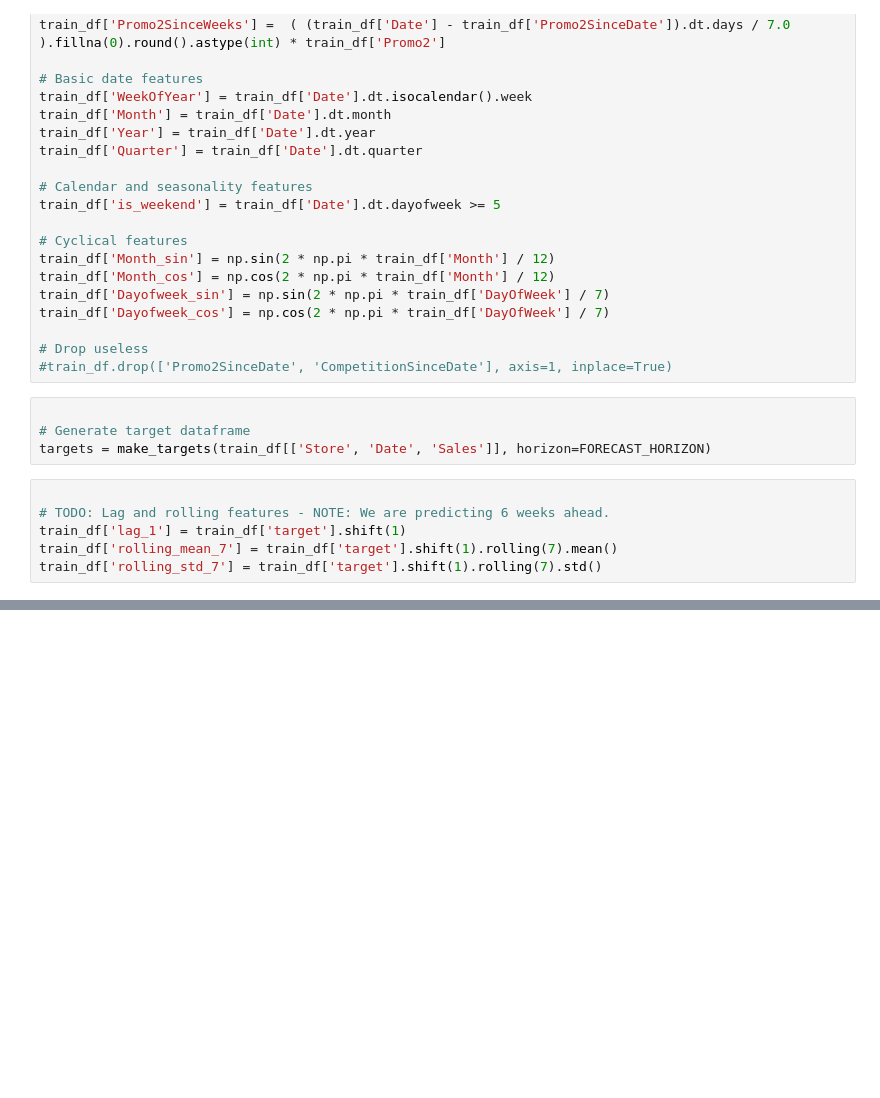
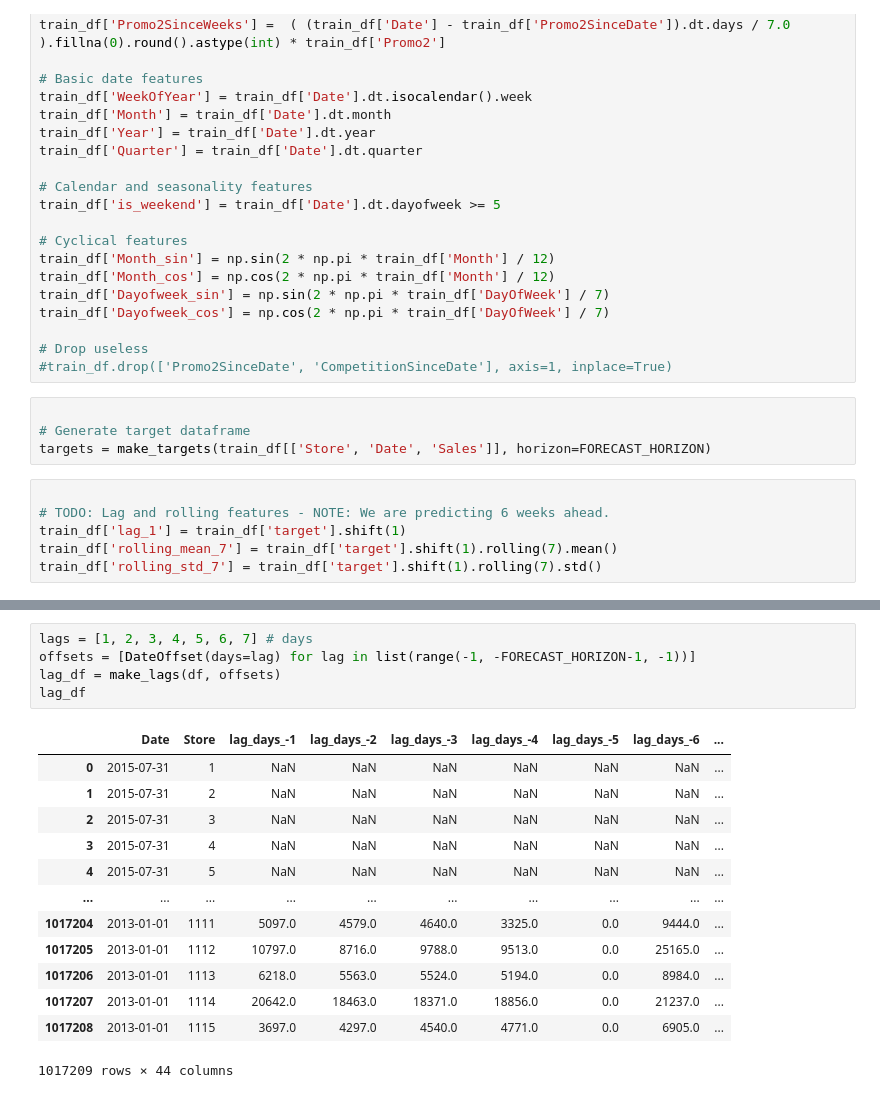
Before and after one commit to Miltos-90/Rossmann_Store_Sales_Forecasting, a Jupyter notebook: main.ipynb, the cells around one changed output, grey strips where cells are left out. Drawn from its saved outputs; the diff is of its cells as text; blank space fills up the shorter version.

```diff
--- a/main.ipynb
+++ b/main.ipynb
@@ -107,0 +158,19 @@ train_df['rolling_std_7'] = train_df['target'].shift(1).rolling(7).std()
+# %%
+lags = [1, 2, 3, 4, 5, 6, 7] # days
+offsets = [DateOffset(days=lag) for lag in list(range(-1, -FORECAST_HORIZON-1, -1))]
+lag_df = make_lags(df, offsets)
+lag_df
+# %% [output]
+|  | Date | Store | lag_days_-1 | lag_days_-2 | lag_days_-3 | lag_days_-4 | lag_days_-5 | lag_days_-6 | ... |
+| 0 | 2015-07-31 | 1 | NaN | NaN | NaN | NaN | NaN | NaN | ... |
+| 1 | 2015-07-31 | 2 | NaN | NaN | NaN | NaN | NaN | NaN | ... |
+| 2 | 2015-07-31 | 3 | NaN | NaN | NaN | NaN | NaN | NaN | ... |
+| 3 | 2015-07-31 | 4 | NaN | NaN | NaN | NaN | NaN | NaN | ... |
+| 4 | 2015-07-31 | 5 | NaN | NaN | NaN | NaN | NaN | NaN | ... |
+| ... | ... | ... | ... | ... | ... | ... | ... | ... | ... |
+| 1017204 | 2013-01-01 | 1111 | 5097.0 | 4579.0 | 4640.0 | 3325.0 | 0.0 | 9444.0 | ... |
+| 1017205 | 2013-01-01 | 1112 | 10797.0 | 8716.0 | 9788.0 | 9513.0 | 0.0 | 25165.0 | ... |
+| 1017206 | 2013-01-01 | 1113 | 6218.0 | 5563.0 | 5524.0 | 5194.0 | 0.0 | 8984.0 | ... |
+| 1017207 | 2013-01-01 | 1114 | 20642.0 | 18463.0 | 18371.0 | 18856.0 | 0.0 | 21237.0 | ... |
+| 1017208 | 2013-01-01 | 1115 | 3697.0 | 4297.0 | 4540.0 | 4771.0 | 0.0 | 6905.0 | ... |
+1017209 rows × 44 columns
```
Also changed, not shown: parts of 3 cells of this notebook.
